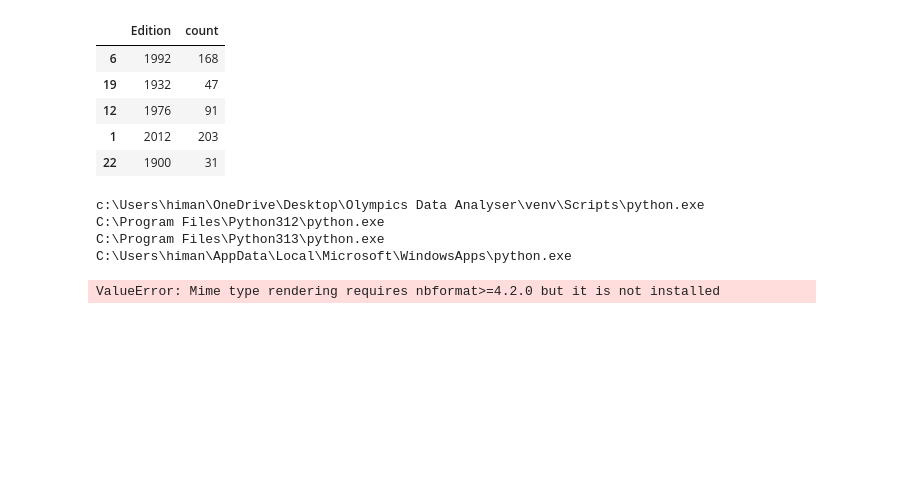
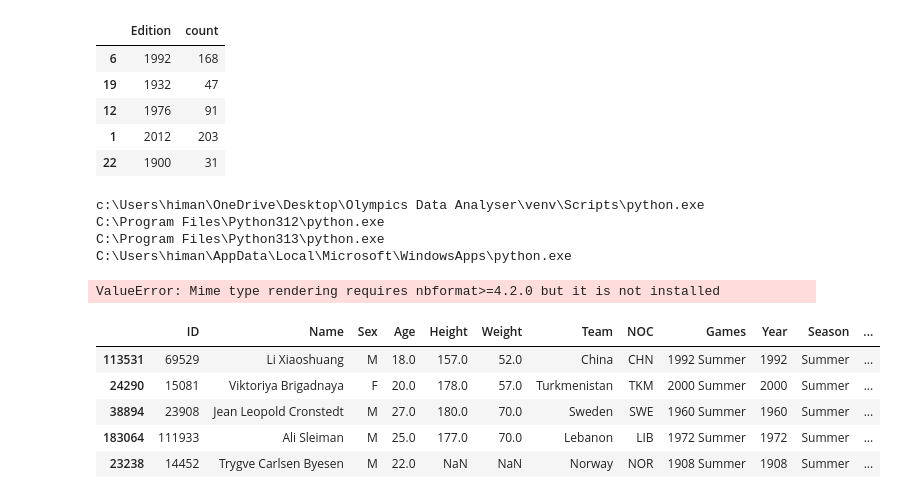
Before and after one commit to furyfist/Olympics-Data-Analyser, a Jupyter notebook: olympic_analysis.ipynb, the cells around one changed output. Cells and saved outputs as stored; diff of their text form; code cells hidden in the pictures; blank space fills up the shorter version.

```diff
--- a/olympic_analysis.ipynb
+++ b/olympic_analysis.ipynb
@@ -506,3 +506,12 @@ fig = px.line(
 )
 
 fig.show()  # This will now open the plot in your default web browser
+# %%
+df.sample(5)
+# %% [output]
+|  | ID | Name | Sex | Age | Height | Weight | Team | NOC | Games | Year | Season | ... |
+| 113531 | 69529 | Li Xiaoshuang | M | 18.0 | 157.0 | 52.0 | China | CHN | 1992 Summer | 1992 | Summer | ... |
+| 24290 | 15081 | Viktoriya Brigadnaya | F | 20.0 | 178.0 | 57.0 | Turkmenistan | TKM | 2000 Summer | 2000 | Summer | ... |
+| 38894 | 23908 | Jean Leopold Cronstedt | M | 27.0 | 180.0 | 70.0 | Sweden | SWE | 1960 Summer | 1960 | Summer | ... |
+| 183064 | 111933 | Ali Sleiman | M | 25.0 | 177.0 | 70.0 | Lebanon | LIB | 1972 Summer | 1972 | Summer | ... |
+| 23238 | 14452 | Trygve Carlsen Byesen | M | 22.0 | NaN | NaN | Norway | NOR | 1908 Summer | 1908 | Summer | ... |
```
Also changed, not shown: parts of 5 cells of this notebook, 2 other files.
